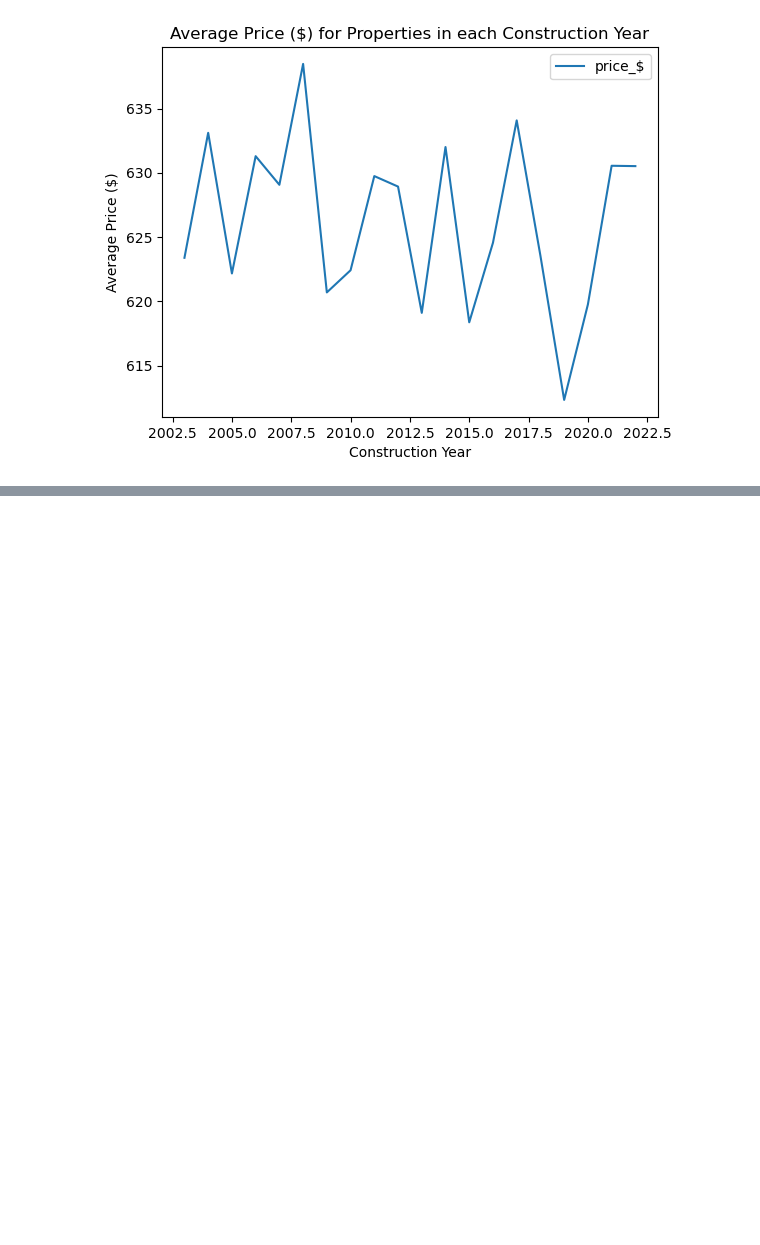
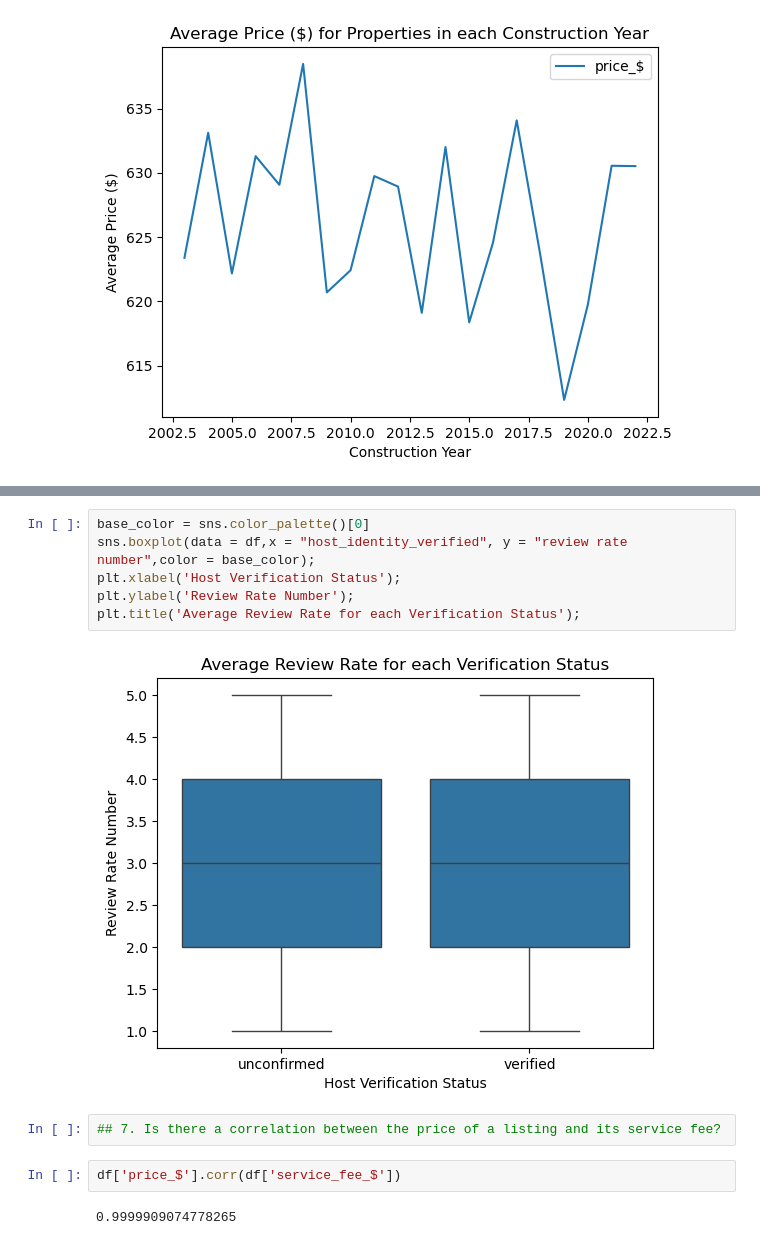
Before and after one commit to Shilpa3107/VOIS_AICTE_Oct2025_Shilpa-Sinha, a Jupyter notebook: Airbnb Booking Analysis.ipynb, the cells around one changed output, grey strips where cells are left out. Cells and saved outputs as stored; diff of their text form; blank space fills up the shorter version.

```diff
--- a/Airbnb Booking Analysis.ipynb
+++ b/Airbnb Booking Analysis.ipynb
@@ -201,0 +234,14 @@ plt.title('Average Price ($) for Properties in each Construction Year');
+# %%
+base_color = sns.color_palette()[0]
+sns.boxplot(data = df,x = "host_identity_verified", y = "review rate number",color = base_color);
+plt.xlabel('Host Verification Status');
+plt.ylabel('Review Rate Number');
+plt.title('Average Review Rate for each Verification Status');
+# %% [output]
+[figure, added]
+# %%
+## 7. Is there a correlation between the price of a listing and its service fee?
+# %%
+df['price_$'].corr(df['service_fee_$'])
+# %% [output]
+0.9999909074778265
```
Also changed, not shown: parts of 6 cells of this notebook.
